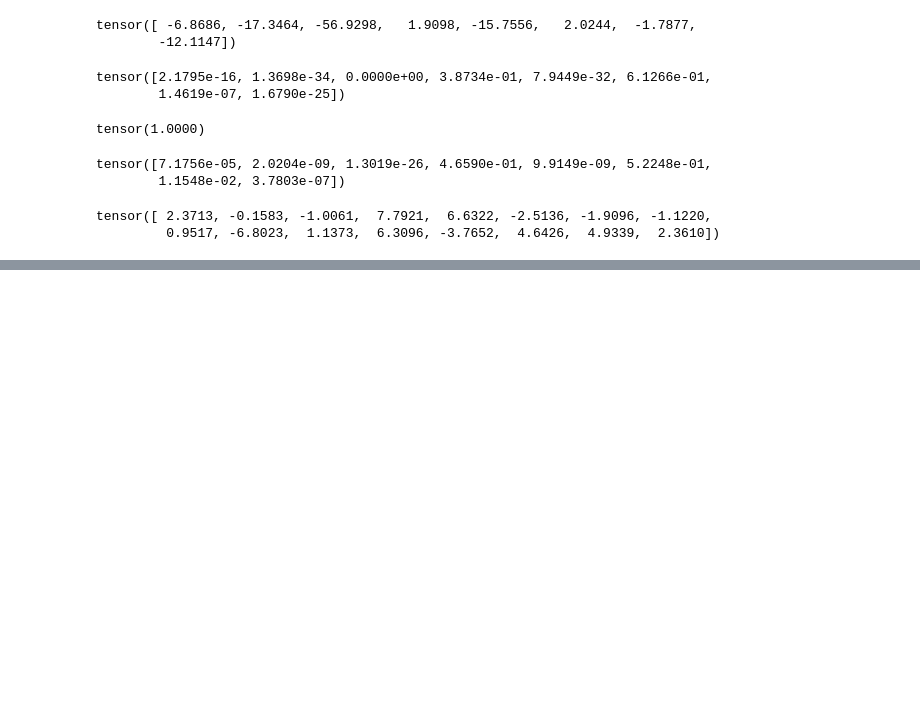
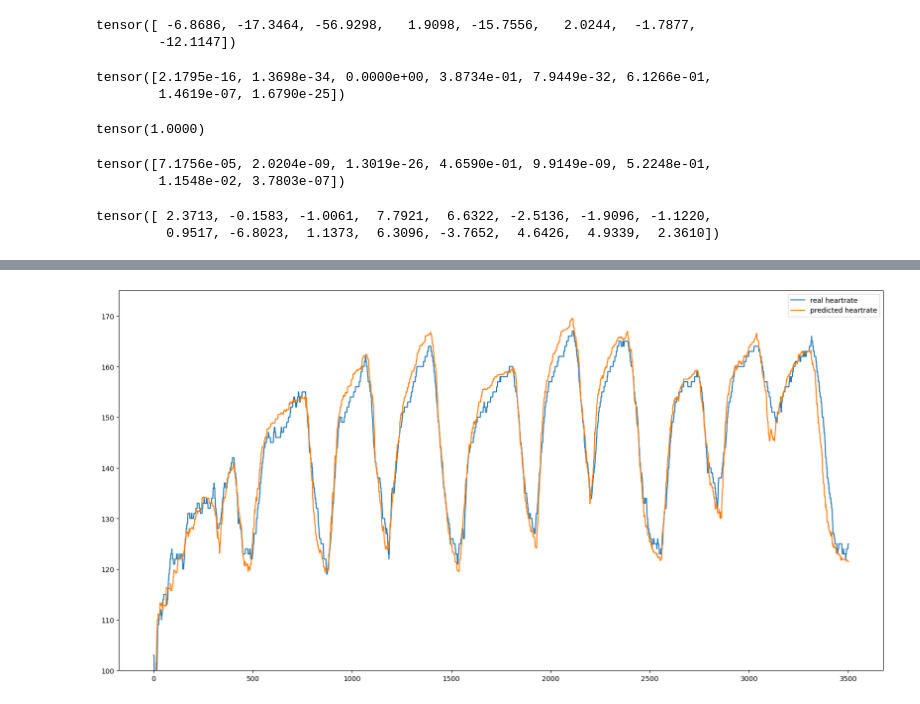
Before and after one commit to erab17/strava_pulse_prediction, a Jupyter notebook: streams_heartrate_prediction.ipynb, the cells around one changed output, grey strips where cells are left out. Drawn from its saved outputs; the diff is of its cells as text; code cells hidden in the pictures; blank space fills up the shorter version.

```diff
--- a/streams_heartrate_prediction.ipynb
+++ b/streams_heartrate_prediction.ipynb
@@ -1131,0 +1385,4 @@ class HeartratePrediction(pl.LightningModule):
+# %%
+plot_activity(lgbm, 3025153587)
+# %% [output]
+[figure, added]
```
Also changed, not shown: parts of 49 cells of this notebook, 1 other file.
